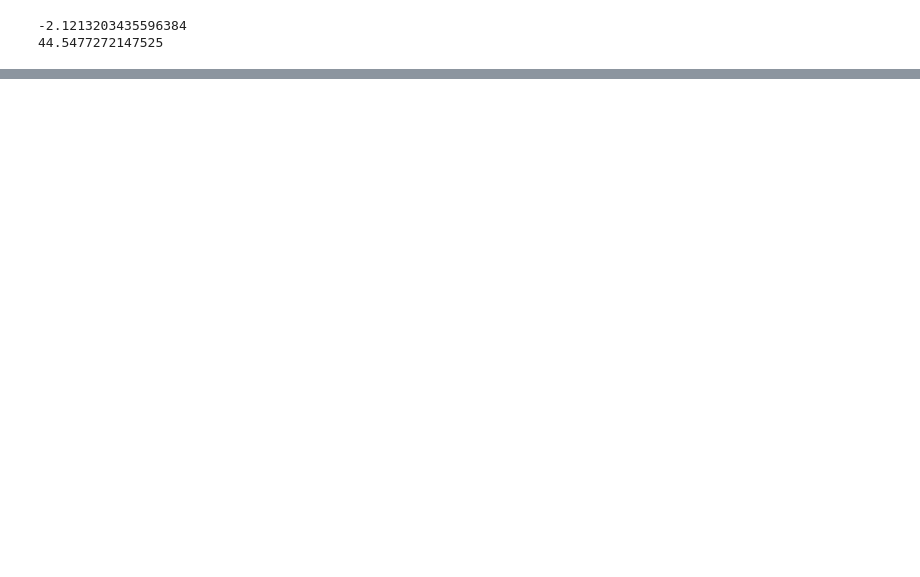
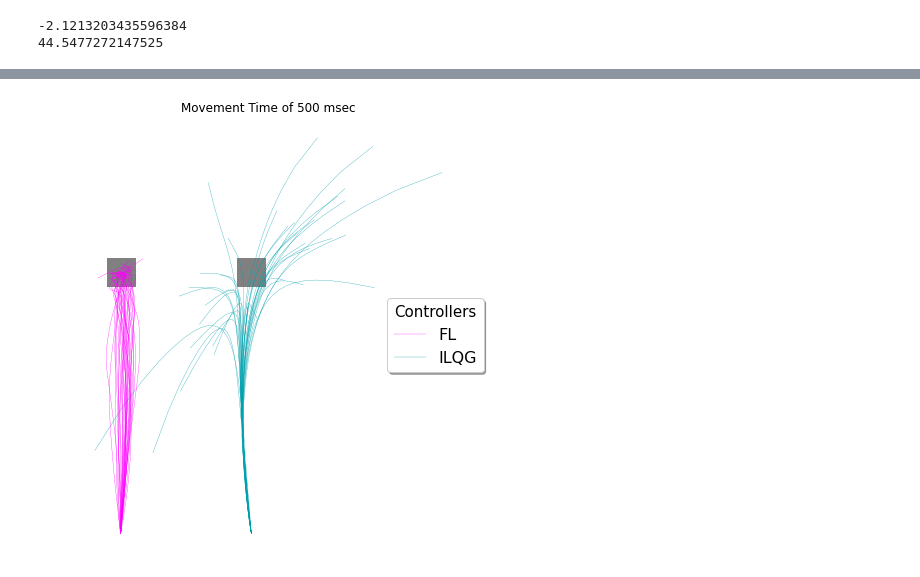
Before and after one commit to AlexandreThy/PhD, a Jupyter notebook: CurrentParts/ILQGvsFL.ipynb, the cells around one changed output, grey strips where cells are left out. Cells and saved outputs as stored; diff of their text form; code cells hidden in the pictures; blank space fills up the shorter version.

```diff
--- a/CurrentParts/ILQGvsFL.ipynb
+++ b/CurrentParts/ILQGvsFL.ipynb
@@ -255,0 +338,45 @@ plt.show()
+# %%
+import sys
+sys.path.append('..')
+from Controllers.FLController import *
+from Controllers.ILQGController import *
+from Controllers.LQGController import *
+
+start = np.array([0,30])
+d = 20
+Duration = [.5]
+Niter = [100]
+fig,ax = plt.subplots(1,len(Duration),figsize=(8, 8))
+for N in range(36):
+        # Plot results
+    for k in range(len(Duration)):
+        colorlist1 = get_colors_from_colormap(20,"spring")[:8]
+        colorlist2 = get_colors_from_colormap(20,"winter")[-8:]
+        colorlist3 = get_colors_from_colormap(20,"copper")[-8:]
+        for i,angles in enumerate(np.array([pi/2])):
+            color1,color2,color3 = colorlist1[i],colorlist2[i],colorlist3[i]
+            plt.subplot(1,len(Duration),k+1)
+            end = start + np.array([d*cos(angles),d*sin(angles)])
+            plt.axis("equal")
+            X,Y,_,x=Feedback_Linearization(Duration[k],w1=1e6,w2=1e6,w3=1,w4=1,r1 = 1e-6,r2=1e-6,starting_point=start,targets=end,plot = False,Showu=True,Num_iter=Niter[k],Delay = .06,Activate_Noise=True)
+            plt.plot(X,Y,color = color1,linewidth = .3,label = "FL")
+            plt.title("Movement Time of "+str(int(Duration[k]*1000))+" msec")
+            plt.scatter([end[0]],[end[1]],color = "grey",s = 800,marker = "s")
+            #plt.scatter([end[0]],[end[1]],color = "white",s = 400)
+            X,Y,_,x=ILQG(Duration[k],start=start,targets=end,plot = False,K=50,Delay = 0,Noise=True,Variance=1e-4,r1 = 1e-4)
+            plt.plot(X+10,Y,color = color2,linewidth = .3,label = "ILQG")
+            plt.scatter([end[0]+10],[end[1]],color = "grey",s = 800,marker = "s")
+            #X,Y,_,x=BestLQG(Duration[k],starting_point=start,targets=end,plot = False,Num_iter=Niter[k],Delay = .06,Activate_Noise=True)
+            #plt.plot(X+20,Y,color = color3,linewidth = .3,label = "DLQG")
+            #plt.scatter([end[0]+20],[end[1]],color = "grey",s = 800,marker = "s")
+            if i == 0 and k==0 : MultipleLabel()
+
+        plt.subplot(1,len(Duration),k+1)
+        delete_axis(ax)
+        delete_ticks(ax)
+        #if k == 0: add_scale_cm(-4,31,5,fontsize =25)
+
+#plt.savefig("VarFF.pdf",dpi = 200)
+plt.show()
+# %% [output]
+[figure, added]
```
Also changed, not shown: parts of 7 cells of this notebook, 6 other files.
